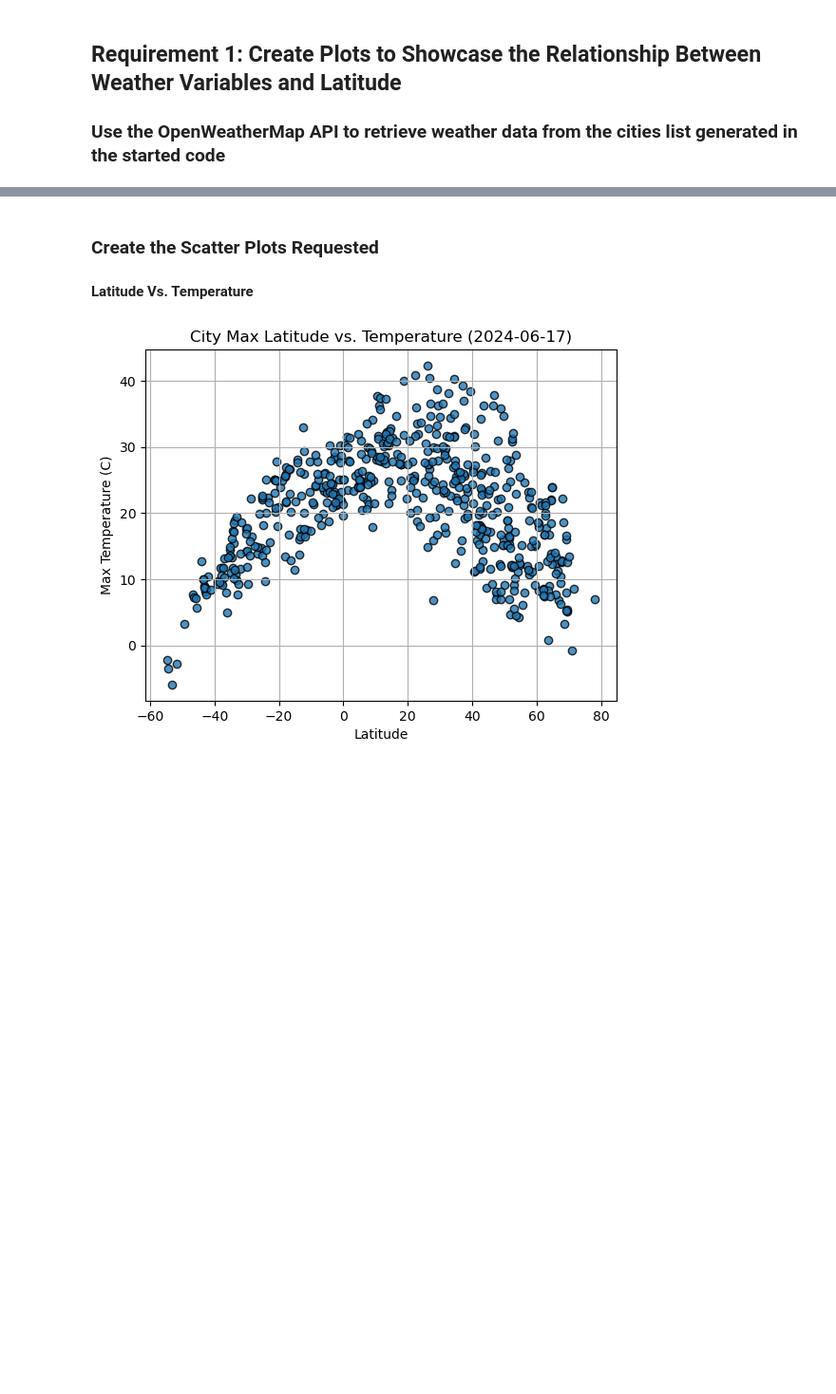
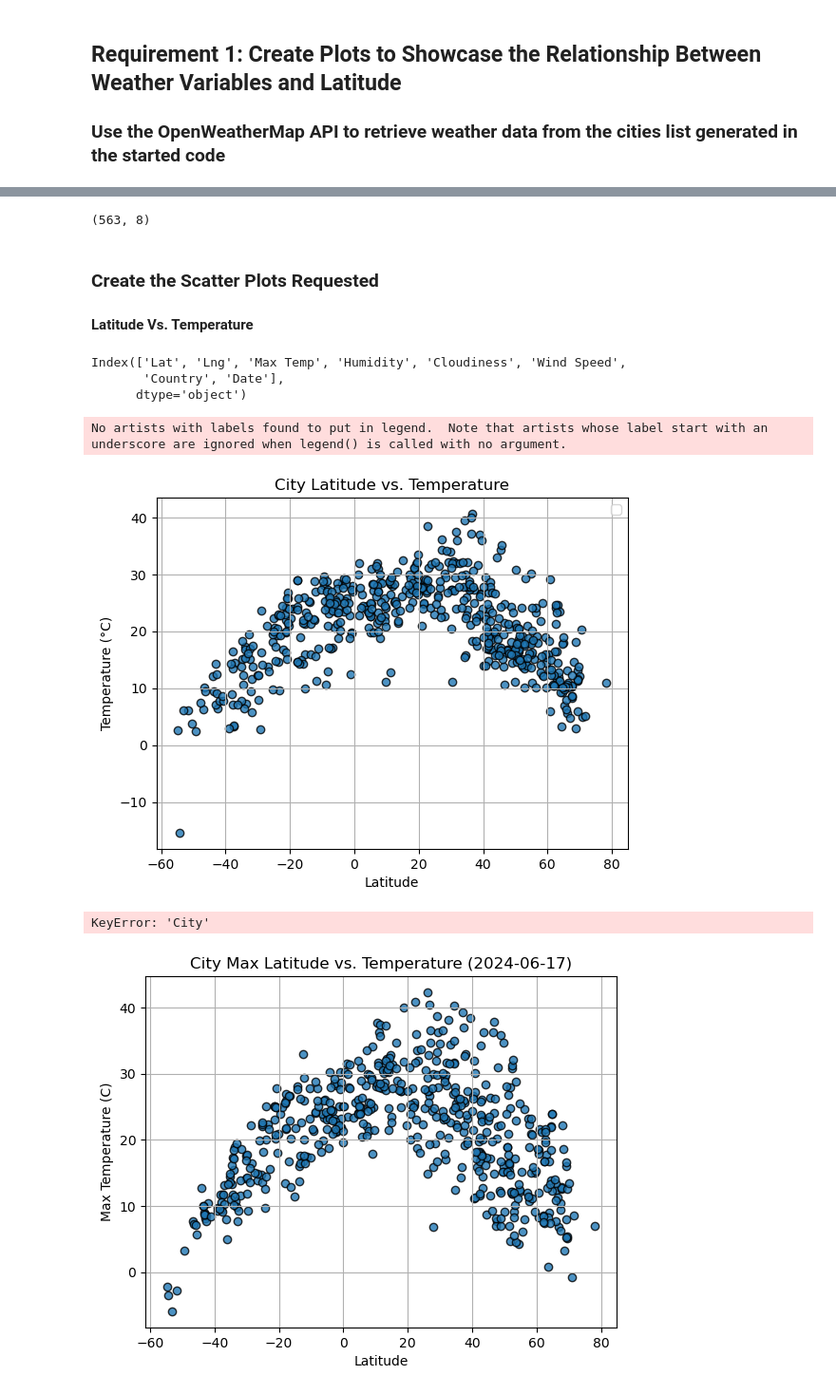
Before and after one commit to Adolph24/python-api-challenge, a Jupyter notebook: starter_code/WeatherPy.ipynb, the cells around one changed output, grey strips where cells are left out. Shown: that part at 95% size. Saved outputs shown, nothing was run; the diff lists cells and outputs as text; code cells hidden in the pictures; blank space fills up the shorter version.

```diff
--- a/starter_code/WeatherPy.ipynb
+++ b/starter_code/WeatherPy.ipynb
@@ -230,7 +261,69 @@ city_data_df.head()
+# %%
+city_data_df.shape
+# %% [output]
+(563, 8)
 # %% [markdown]
 ### Create the Scatter Plots Requested
 
 #### Latitude Vs. Temperature
+# %%
+print(city_data_df.columns)
+# %% [output]
+Index(['Lat', 'Lng', 'Max Temp', 'Humidity', 'Cloudiness', 'Wind Speed',
+       'Country', 'Date'],
+      dtype='object')
+# %%
+
+# Assuming your DataFrame is named city_data_df and it contains columns named 'Latitude' and 'Temperature'
+plt.scatter(city_data_df['Lat'], city_data_df['Max Temp'], edgecolor="black", linewidths=1, marker='o', alpha=0.8)
+
+### Step 3: Incorporate Graph Properties
+plt.title('City Latitude vs. Temperature')  # Title of the graph
+plt.ylabel('Temperature (°C)')  # Y label
+plt.xlabel('Latitude')  # X label
+plt.grid(True)  # Adding a grid
+plt.legend()  # Adding a legend (not necessary if only one dataset is plotted)
+
+### Step 4: Save the Figure
+# Ensure the directory exists
+import os
+if not os.path.exists("output_data"):
+    os.makedirs("output_data")
+plt.savefig("output_data/Temperature.png")
+
+### Step 5: Show Plot
+plt.show()
+# %% [output]
+No artists with labels found to put in legend.  Note that artists whose label start with an underscore are ignored when legend() is called with no argument.
+[figure, added]
+# %%
+
+# Example DataFrame column 'City Group' for grouping cities
+groups = city_data_df['City'].unique()  # Get unique groups
+
+# Plot each group
+for group in groups:
+    # Filter the DataFrame by group
+    group_data = city_data_df[city_data_df['City'] == group]
+    # Scatter plot for each group
+    plt.scatter(group_data['Lat'], group_data['Max Temp'], edgecolor="black", linewidths=1, marker='o', alpha=0.8, label=group)
+
+# Incorporate the other graph properties
+plt.title('City Latitude vs. Temperature')  # Title of the graph
+plt.ylabel('Temperature (°C)')  # Y label
+plt.xlabel('Latitude')  # X label
+plt.grid(True)  # Adding a grid
+plt.legend()  # Adding a legend to distinguish groups
+
+# Save the figure
+if not os.path.exists("output_data"):
+    os.makedirs("output_data")
+plt.savefig("output_data/Fig1.png")
+
+# Show plot
+plt.show()
+# %% [output]
+KeyError: 'City'
 # %%
 # Build scatter plot for latitude vs. temperature
 # YOUR CODE HERE
```
Also changed, not shown: parts of 12 cells of this notebook, 8 other files.
